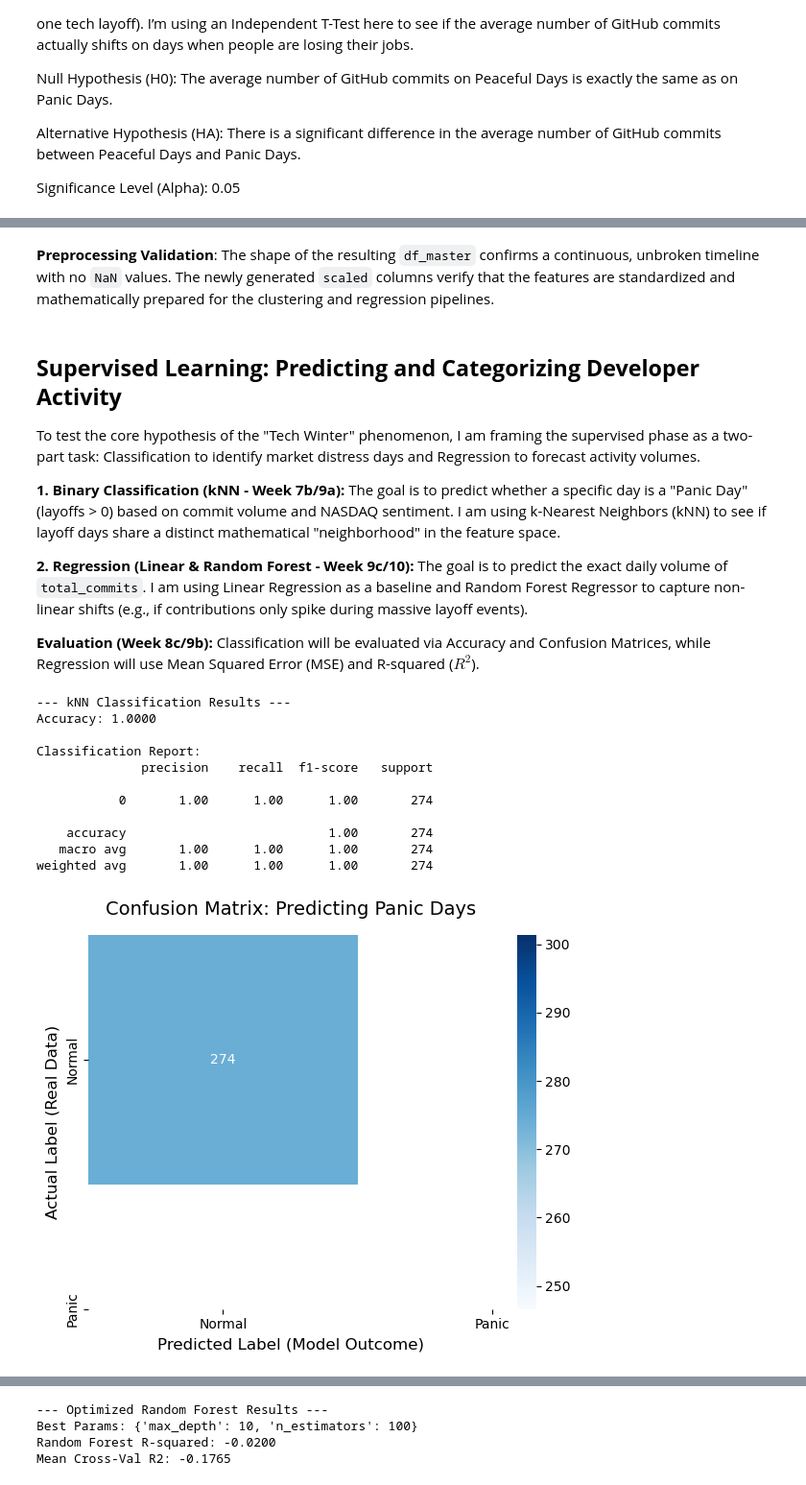
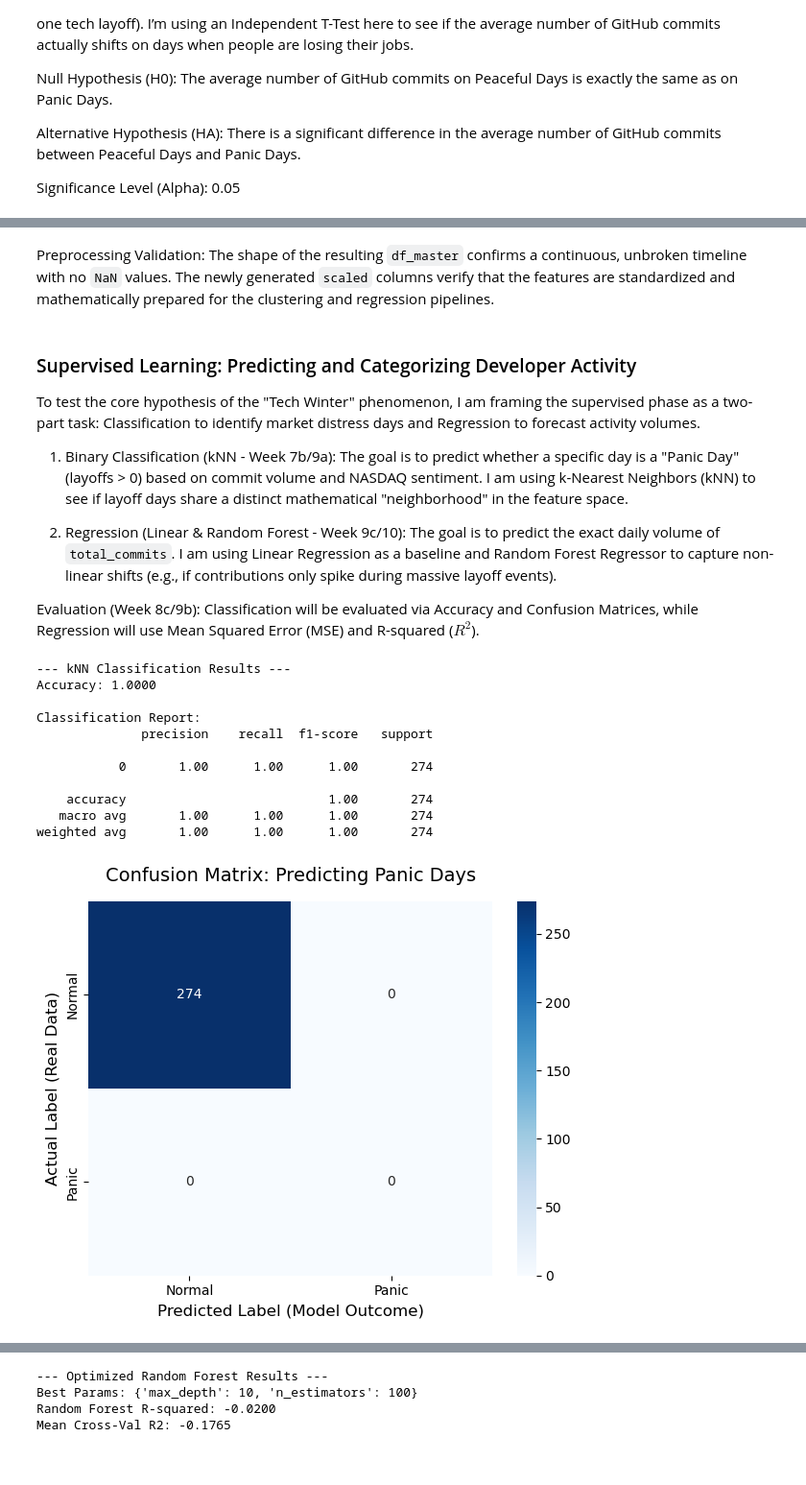
Before and after one commit to nolanefe/TermProject_DSA210, a Jupyter notebook: Tech_Winter_Analysis.ipynb, the cells around one changed output, grey strips where cells are left out. Shown at 96% size. Saved outputs shown, nothing was run; the diff lists cells and outputs as text; code cells hidden in the pictures.

```diff
--- a/Tech_Winter_Analysis.ipynb
+++ b/Tech_Winter_Analysis.ipynb
@@ -291,6 +291,9 @@ import pandas as pd
 import numpy as np
 from sklearn.preprocessing import StandardScaler
 import os
+
+# Set this option to handle the downcasting warning for fillna
+pd.set_option('future.no_silent_downcasting', True)
 
 # 1. Load the raw datasets
 df_commits = pd.read_csv("github_commits_raw.csv", names=["repo", "date"])
@@ -343,9 +346,10 @@ if close_col not in df_nasdaq.columns:
         print(f"-> Using '{close_col}' for NASDAQ price.")
 
 # The date format fix
-df_commits['date'] = pd.to_datetime(df_commits['date'], errors='coerce').astype(str).str[:10]
-df_layoffs['date'] = pd.to_datetime(df_layoffs['date'], errors='coerce').astype(str).str[:10]
-df_nasdaq['date'] = pd.to_datetime(df_nasdaq['date'], errors='coerce').astype(str).str[:10]
+# Using format='mixed' to stop the "Could not infer format" warning
+df_commits['date'] = pd.to_datetime(df_commits['date'], errors='coerce', utc=True, format='mixed').dt.strftime('%Y-%m-%d')
+df_layoffs['date'] = pd.to_datetime(df_layoffs['date'], errors='coerce', utc=True, format='mixed').dt.strftime('%Y-%m-%d')
+df_nasdaq['date'] = pd.to_datetime(df_nasdaq['date'], errors='coerce', utc=True, format='mixed').dt.strftime('%Y-%m-%d')
 
 # I need to group commits and layoffs by day so they match the NASDAQ daily frequency
 daily_commits = df_commits.groupby('date').size().reset_index(name='total_commits')
@@ -363,8 +367,9 @@ df_master = df_master.merge(df_nasdaq[['date', 'close']], on='date', how='left')
 
 # Week 8b: Handling Missing Data
 # Days with no layoffs or commits should just be 0
-df_master['total_commits'] = df_master['total_commits'].fillna(0)
-df_master['layoffs_count'] = df_master['layoffs_count'].fillna(0)
+# Added .infer_objects(copy=False) to stop the final downcasting warning
+df_master['total_commits'] = df_master['total_commits'].fillna(0).infer_objects(copy=False)
+df_master['layoffs_count'] = df_master['layoffs_count'].fillna(0).infer_objects(copy=False)
 
 # For NASDAQ, the market is closed on weekends, so I will forward-fill Friday's price
 df_master['close'] = df_master['close'].ffill()
@@ -393,20 +399,20 @@ Final Dataset Preview:
 | 3 | 2020-04-04 | 315 | 0 | 7528.109863 | -1.268402 | 0.0 | -2.927452 |
 | 4 | 2020-04-05 | 291 | 0 | 7528.109863 | -1.342662 | 0.0 | -2.927452 |
 # %% [markdown]
-**Preprocessing Validation**:
+Preprocessing Validation:
 The shape of the resulting `df_master` confirms a continuous, unbroken timeline with no `NaN` values. The newly generated `scaled` columns verify that the features are standardized and mathematically prepared for the clustering and regression pipelines.
 # %% [markdown]
-## **Supervised Learning: Predicting and Categorizing Developer Activity**
+### Supervised Learning: Predicting and Categorizing Developer Activity
 
 To test the core hypothesis of the "Tech Winter" phenomenon, I am framing the supervised phase as a two-part task: Classification to identify market distress days and Regression to forecast activity volumes.
 
-**1. Binary Classification (kNN - Week 7b/9a):**
+1. Binary Classification (kNN - Week 7b/9a):
 The goal is to predict whether a specific day is a "Panic Day" (layoffs > 0) based on commit volume and NASDAQ sentiment. I am using k-Nearest Neighbors (kNN) to see if layoff days share a distinct mathematical "neighborhood" in the feature space.
 
-**2. Regression (Linear & Random Forest - Week 9c/10):**
+2. Regression (Linear & Random Forest - Week 9c/10):
 The goal is to predict the exact daily volume of `total_commits`. I am using Linear Regression as a baseline and Random Forest Regressor to capture non-linear shifts (e.g., if contributions only spike during massive layoff events).
 
-**Evaluation (Week 8c/9b):**
+Evaluation (Week 8c/9b):
 Classification will be evaluated via Accuracy and Confusion Matrices, while Regression will use Mean Squared Error (MSE) and R-squared ($R^{2}$).
 # %%
 from sklearn.neighbors import KNeighborsClassifier
@@ -433,33 +439,34 @@ print(f"Accuracy: {accuracy_score(y_test_c, y_pred_c):.4f}")
 print("\nClassification Report:")
 print(classification_report(y_test_c, y_pred_c))
 
 # Visualizing the confusion matrix with labels
 plt.figure(figsize=(6, 5))
-cm = confusion_matrix(y_test_c, y_pred_c)
+# Added labels=[0, 1] to ensure the matrix always shows both classes even if one is missing in the test set
+cm = confusion_matrix(y_test_c, y_pred_c, labels=[0, 1])
 
 # Creating the heatmap with descriptive labels
 sns.heatmap(cm, annot=True, fmt='d', cmap='Blues',
             xticklabels=['Normal', 'Panic'],
             yticklabels=['Normal', 'Panic'])
 
 # Adding essential labels and title
 plt.title('Confusion Matrix: Predicting Panic Days', fontsize=14, pad=15)
 plt.xlabel('Predicted Label (Model Outcome)', fontsize=12)
 plt.ylabel('Actual Label (Real Data)', fontsize=12)
 
 plt.tight_layout()
 plt.show()
 # %% [output]
 --- kNN Classification Results ---
 Accuracy: 1.0000
 
 Classification Report:
               precision    recall  f1-score   support
 
            0       1.00      1.00      1.00       274
 
     accuracy                           1.00       274
    macro avg       1.00      1.00      1.00       274
 weighted avg       1.00      1.00      1.00       274
-[figure, old version]
+[figure, new version]
 # %% [markdown]
```
Also changed, not shown: parts of 8 cells of this notebook.
